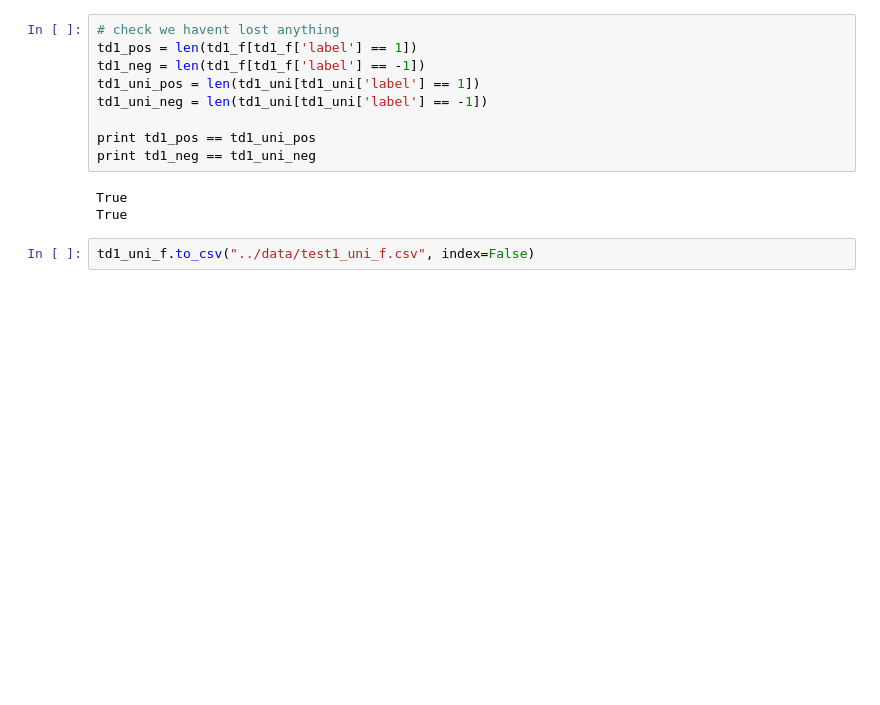
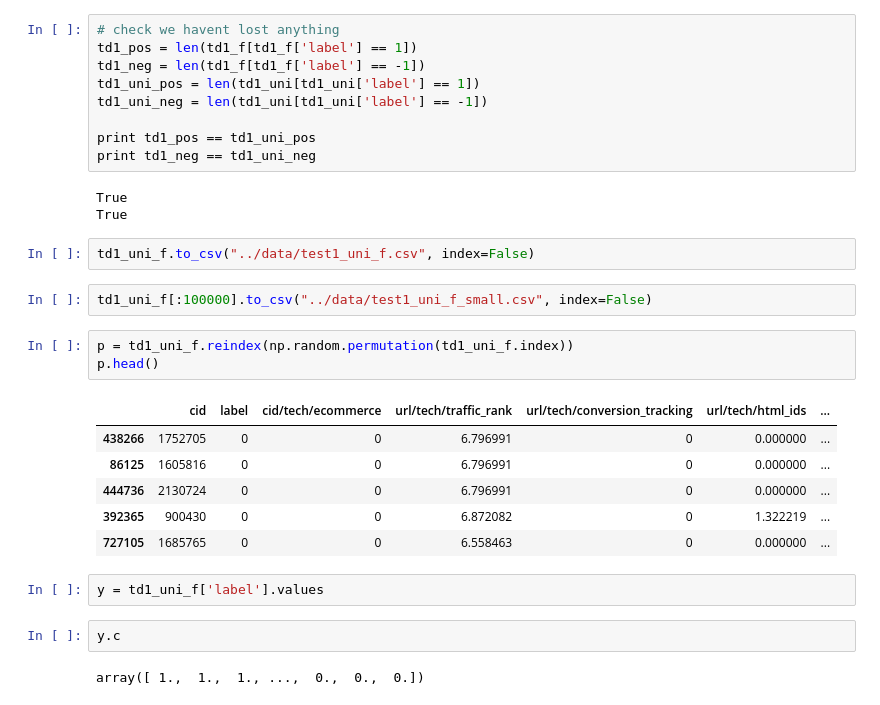
Before and after one commit to lcreyes/GI, a Jupyter notebook: notebook/Dataset reformatting.ipynb, the cells around one changed output. Cells and saved outputs as stored; diff of their text form; blank space fills up the shorter version.

```diff
--- a/notebook/Dataset reformatting.ipynb
+++ b/notebook/Dataset reformatting.ipynb
@@ -165,3 +165,21 @@ True
 True
 # %%
 td1_uni_f.to_csv("../data/test1_uni_f.csv", index=False)
+# %%
+td1_uni_f[:100000].to_csv("../data/test1_uni_f_small.csv", index=False)
+# %%
+p = td1_uni_f.reindex(np.random.permutation(td1_uni_f.index))
+p.head()
+# %% [output]
+|  | cid | label | cid/tech/ecommerce | url/tech/traffic_rank | url/tech/conversion_tracking | url/tech/html_ids | ... |
+| 438266 | 1752705 | 0 | 0 | 6.796991 | 0 | 0.000000 | ... |
+| 86125 | 1605816 | 0 | 0 | 6.796991 | 0 | 0.000000 | ... |
+| 444736 | 2130724 | 0 | 0 | 6.796991 | 0 | 0.000000 | ... |
+| 392365 | 900430 | 0 | 0 | 6.872082 | 0 | 1.322219 | ... |
+| 727105 | 1685765 | 0 | 0 | 6.558463 | 0 | 0.000000 | ... |
+# %%
+y = td1_uni_f['label'].values
+# %%
+y.c
+# %% [output]
+array([ 1.,  1.,  1., ...,  0.,  0.,  0.])
```
Also changed, not shown: 9 other files.
